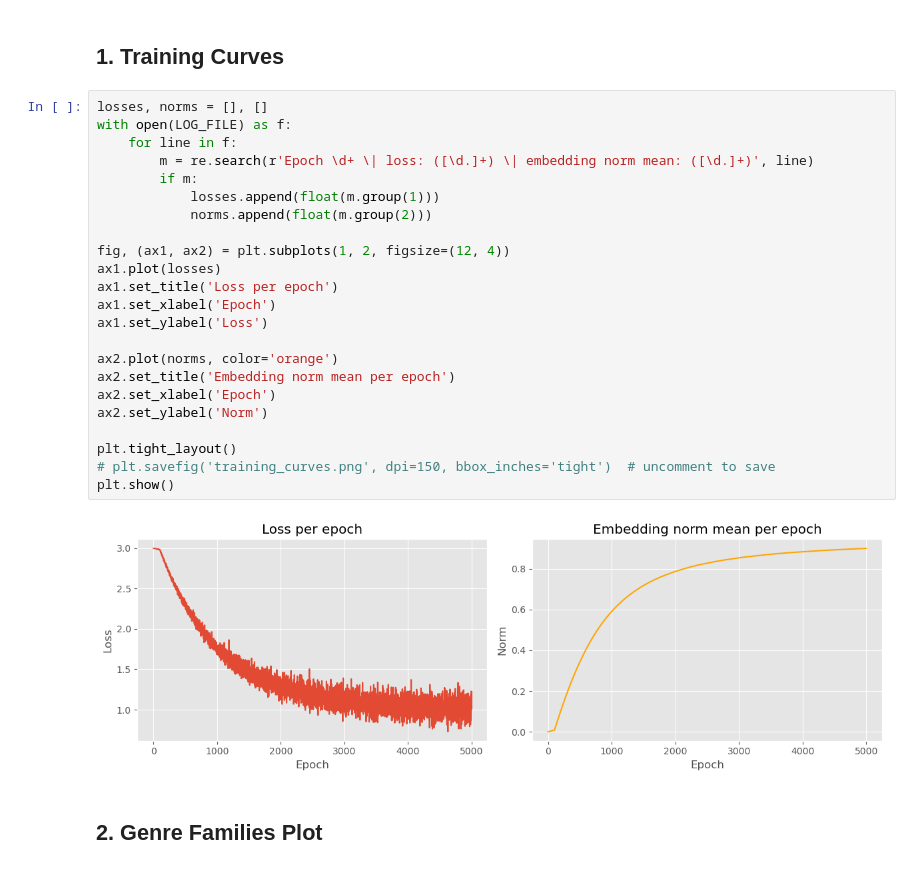
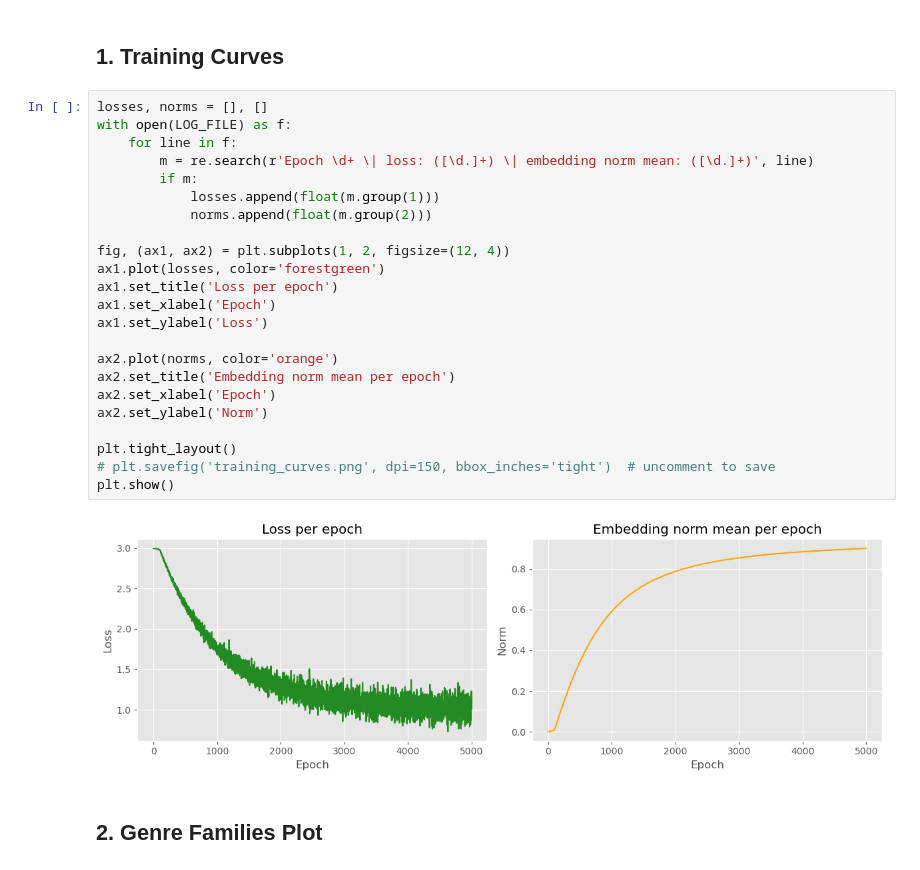
Before and after one commit to mvkolaj/Bachelor, a Jupyter notebook: embeddings/embeddings_analysis.ipynb, the cells around one changed output. Drawn from its saved outputs; the diff is of its cells as text.

```diff
--- a/embeddings/embeddings_analysis.ipynb
+++ b/embeddings/embeddings_analysis.ipynb
@@ -103,28 +104,28 @@ def get_embedding(genre_name):
 # %%
 losses, norms = [], []
 with open(LOG_FILE) as f:
     for line in f:
         m = re.search(r'Epoch \d+ \| loss: ([\d.]+) \| embedding norm mean: ([\d.]+)', line)
         if m:
             losses.append(float(m.group(1)))
             norms.append(float(m.group(2)))
 
 fig, (ax1, ax2) = plt.subplots(1, 2, figsize=(12, 4))
-ax1.plot(losses)
+ax1.plot(losses, color='forestgreen')
 ax1.set_title('Loss per epoch')
 ax1.set_xlabel('Epoch')
 ax1.set_ylabel('Loss')
 
 ax2.plot(norms, color='orange')
 ax2.set_title('Embedding norm mean per epoch')
 ax2.set_xlabel('Epoch')
 ax2.set_ylabel('Norm')
 
 plt.tight_layout()
 # plt.savefig('training_curves.png', dpi=150, bbox_inches='tight')  # uncomment to save
 plt.show()
 # %% [output]
-[figure, old version]
+[figure, new version]
 # %% [markdown]
 ## 2. Genre Families Plot
 # %%
```
Also changed, not shown: parts of 5 cells of this notebook.
